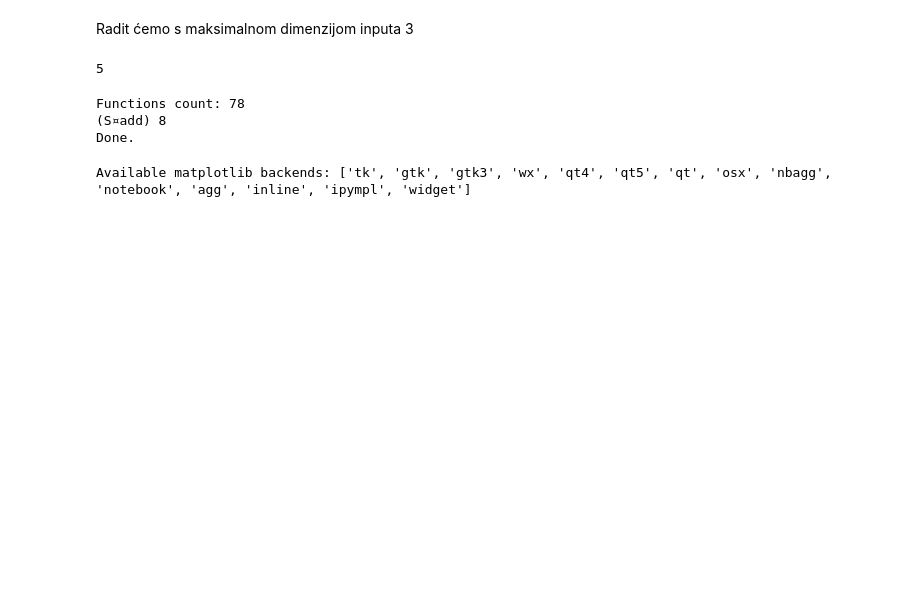
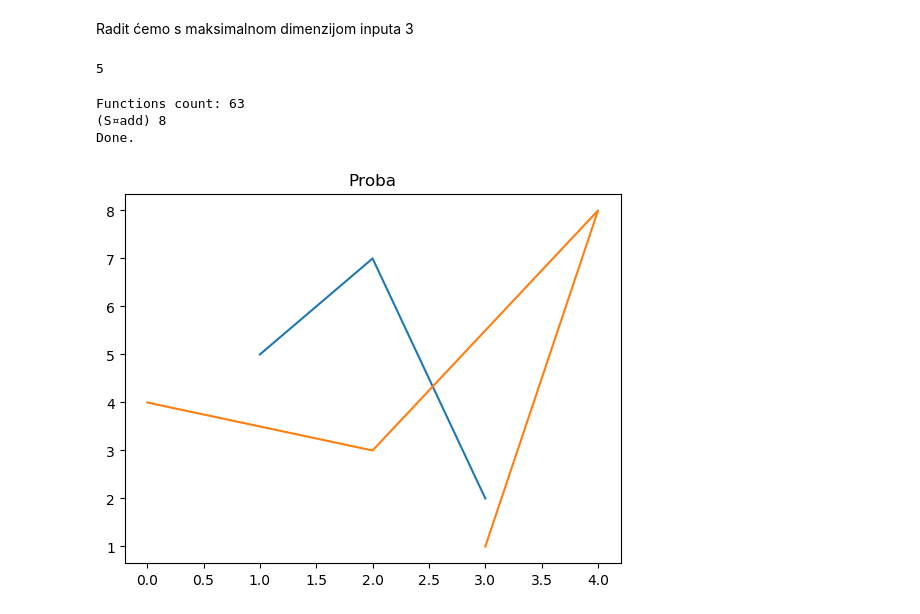
Before and after one commit to sandrolovnicki/Matematicki-softver, a Jupyter notebook: dz1/test.ipynb, the cells around one changed output. Cells and saved outputs as stored; diff of their text form; code cells hidden in the pictures; blank space fills up the shorter version.

```diff
--- a/dz1/test.ipynb
+++ b/dz1/test.ipynb
@@ -324,7 +315,7 @@ def all_combinations(n):
 
     return functions
 # %%
-testfs = all_combinations(2)
+testfs = all_combinations(2,2)
 
 print("Functions count:", len(testfs))
 
@@ -334,65 +325,18 @@ for tf in testfs:
 
 print("Done.")
 # %% [output]
-Functions count: 78
+Functions count: 63
 (S¤add) 8
 Done.
-# %%
-"""
-=====
-Decay
-=====
-
-This example showcases a sinusoidal decay animation.
-"""
-
-
-%matplotlib -l
-%matplotlib agg
-
-import numpy as np
-import matplotlib.pyplot as plt
-import matplotlib.animation as animation
-
-
-def data_gen(t=0):
-    cnt = 0
-    while cnt < 1000:
-        cnt += 1
-        t += 0.1
-        yield t, np.sin(2*np.pi*t) * np.exp(-t/10.)
-
-
-def init():
-    ax.set_ylim(-1.1, 1.1)
-    ax.set_xlim(0, 10)
-    del xdata[:]
-    del ydata[:]
-    line.set_data(xdata, ydata)
-    return line,
-
-fig, ax = plt.subplots()
-line, = ax.plot([], [], lw=2)
-ax.grid()
-xdata, ydata = [], []
-
-
-def run(data):
-    # update the data
-    t, y = data
-    xdata.append(t)
-    ydata.append(y)
-    xmin, xmax = ax.get_xlim()
-
-    if t >= xmax:
-        ax.set_xlim(xmin, 2*xmax)
-        ax.figure.canvas.draw()
-    line.set_data(xdata, ydata)
-
-    return line,
-
-ani = animation.FuncAnimation(fig, run, data_gen, blit=False, interval=10,
-                              repeat=False, init_func=init)
-plt.show()
-# %% [output]
-Available matplotlib backends: ['tk', 'gtk', 'gtk3', 'wx', 'qt4', 'qt5', 'qt', 'osx', 'nbagg', 'notebook', 'agg', 'inline', 'ipympl', 'widget']
+# %%
+%matplotlib agg
+
+import matplotlib.pyplot as plt
+
+fig1, ax1 = plt.subplots()
+ax1.set_title('Proba')
+ax1.plot([1, 2, 3], [5, 7, 2])
+ax1.plot([3, 4, 2, 0], [1, 8, 3, 4])
+fig1
+# %% [output]
+[figure, added]
```
Also changed, not shown: parts of 15 cells of this notebook.
